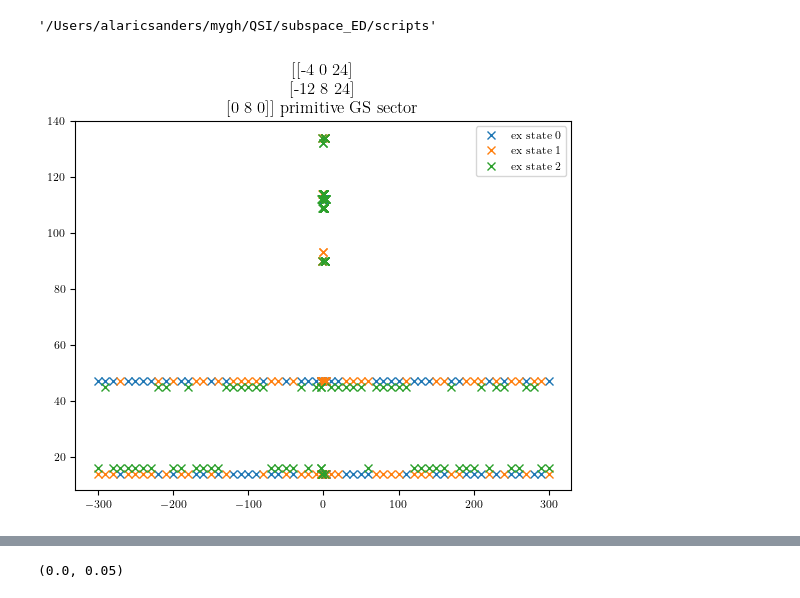
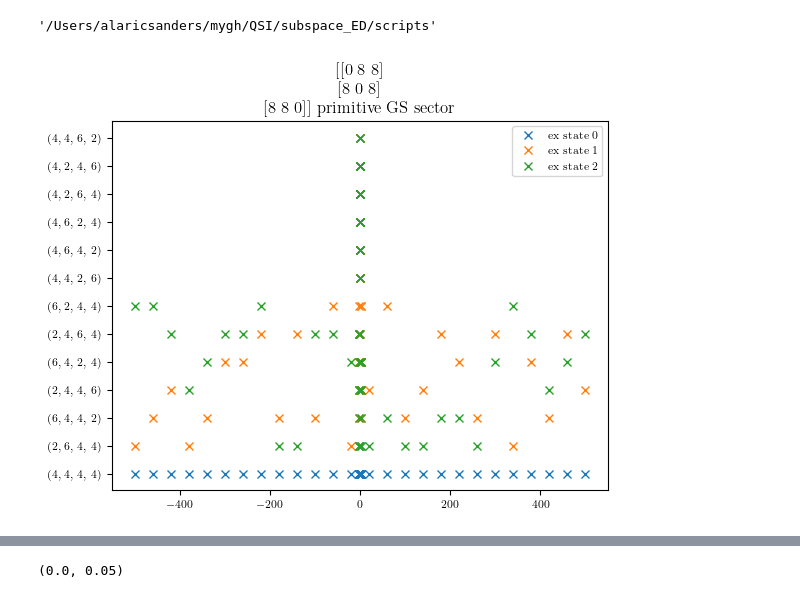
Before and after one commit to Spuriosity1/qsi_subspace_ED, a Jupyter notebook: scripts/process_field.ipynb, the cells around one changed output, grey strips where cells are left out. Drawn from its saved outputs; the diff is of its cells as text; code cells hidden in the pictures.

```diff
--- a/scripts/process_field.ipynb
+++ b/scripts/process_field.ipynb
@@ -69,31 +91,31 @@ os.getcwd()
 # %% [output]
 '/Users/alaricsanders/mygh/QSI/subspace_ED/scripts'
 # %%
-lat = lats[3]
+lat = lats[0]
 
 xx, sec, sec_E, sec_names = find_groundstate_111(con, lat, 1)
 
 for J in range(3):
-    plt.plot(xx, np.array(sec)[:,J],'x',label=f"ex state {J}")
+    plt.plot(xx, [sec_names[n] for n in np.array(sec)[:,J]],'x',label=f"ex state {J}")
 
 plt.legend()
 
 unique_sectors = {}
 for sec_ids in sec:
     gs_sec_id = sec_ids[0]
     unique_sectors[gs_sec_id] = sec_names[gs_sec_id]
 
 data_dir="../../aux_data/optimal_sector/"
 
 
 ll = convert_sparray(lat)
 plt.title(f"{ll} primitive GS sector")
 plt.savefig(data_dir + f"{ll}_GS_sector.pdf")
 with open(data_dir+f"{ll}_sectorlist.csv",'w') as f:
     f.write("x,sector\n")
     for x, secid in zip(xx, np.array(sec)[:,0]):
         f.write(f"x={x}, sec {unique_sectors[secid]}\n")
 
 # print(unique_sectors)
 # %% [output]
-[figure, old version]
+[figure, new version]
```
Also changed, not shown: parts of 24 cells of this notebook, 6 other files.
